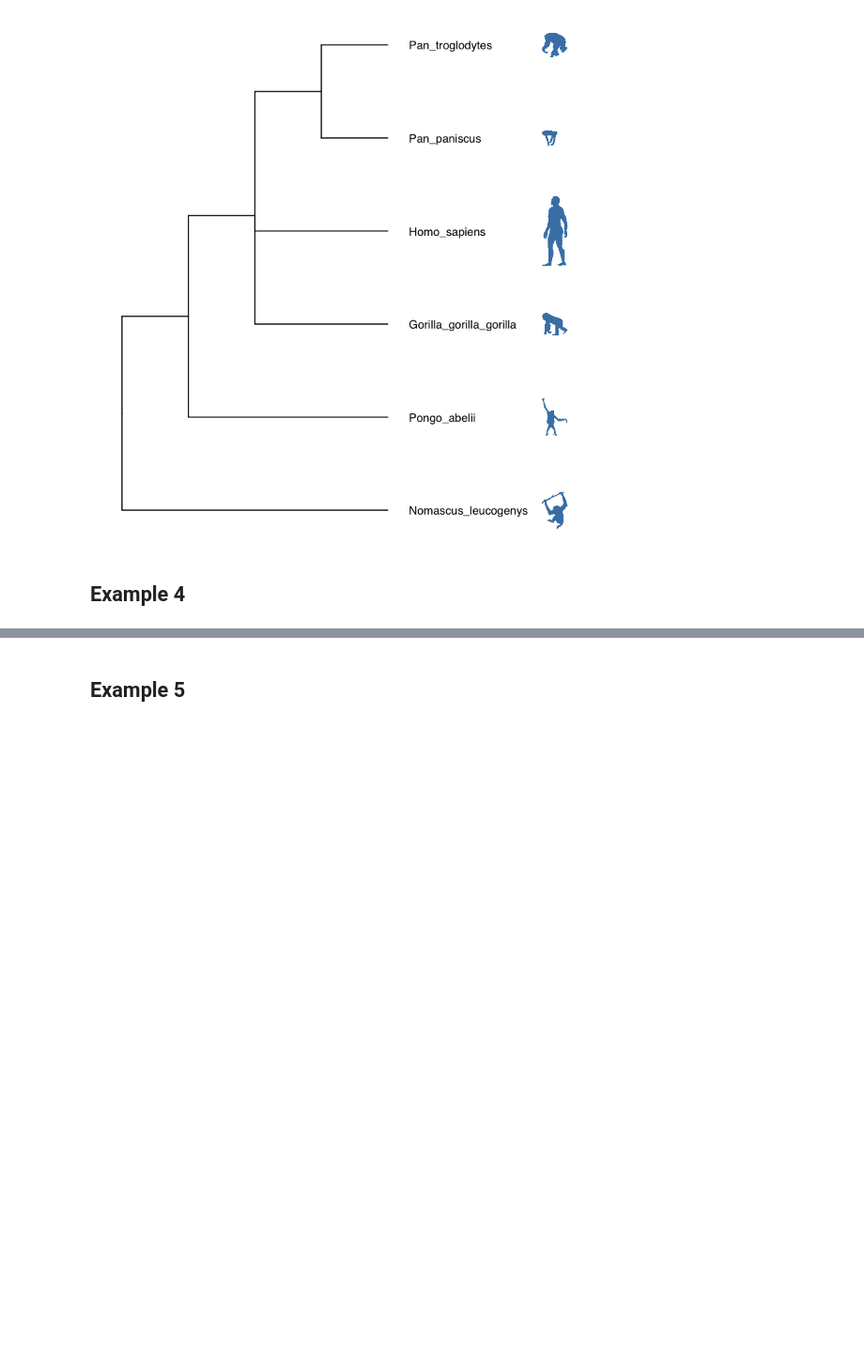
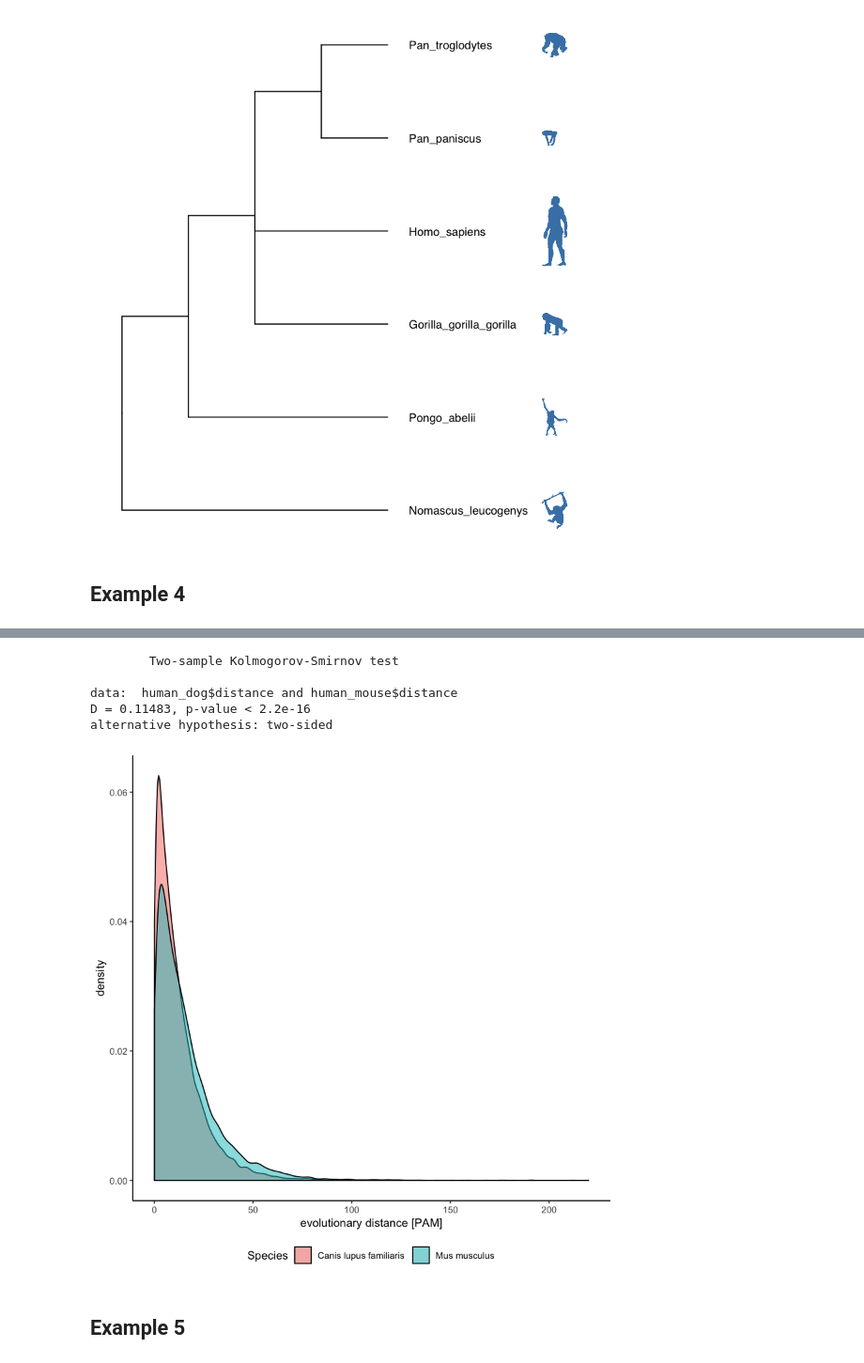
Before and after one commit to DessimozLab/OmaDB, a Jupyter notebook: manuscript_examples.ipynb, the cells around one changed output, grey strips where cells are left out. Shown at 94% size. Cells and saved outputs as stored; diff of their text form; code cells hidden in the pictures; blank space fills up the shorter version.

```diff
--- a/manuscript_examples.ipynb
+++ b/manuscript_examples.ipynb
@@ -136,9 +167,9 @@ mouse = getGenome(id='Mus musculus')$taxon_id
 human = getGenome(id='Homo sapiens')$taxon_id
 dog = getGenome(id='Canis lupus familiaris')$taxon_id
 
-human_mouse = getGenomePairs(genome_id1 =human, genome_id2 = mouse, per_page = "all", rel_type="1:1")
+human_mouse = getGenomePairs(genome_id1 =human, genome_id2 = mouse, rel_type="1:1")
 
-human_dog = getGenomePairs(genome_id1 =human, genome_id2 = dog, per_page = "all", rel_type="1:1")
+human_dog = getGenomePairs(genome_id1 =human, genome_id2 = dog, rel_type="1:1")
 
 human_mouse$Species  = 'Mus musculus'
 human_dog$Species = 'Canis lupus familiaris'
@@ -147,10 +178,10 @@ all_pairs = rbind(human_mouse,human_dog)
 all_pairs$Species = as.factor(all_pairs$Species)
 library(ggplot2)
 
-g <- ggplot(all_pairs, aes(x = 'evolutionary distance [PAM]', fill = Species)) + geom_density(alpha = 0.5) + theme(legend.position="bottom",panel.grid.major = element_blank(), panel.grid.minor = element_blank(),
-panel.background = element_blank(), axis.line = element_line(colour = "black"))
-dev.off()
-
+g <- ggplot(all_pairs, aes(x = distance, fill = Species)) + geom_density(alpha = 0.5) + theme(legend.position="bottom",panel.grid.major = element_blank(), panel.grid.minor = element_blank(),
+panel.background = element_blank(), axis.line = element_line(colour = "black")) + xlab('evolutionary distance [PAM]')
 print(g)
 
+
 ks.test(human_dog$distance,human_mouse$distance)
+# %% [output]
@@ -157,3 +190,9 @@ ks.test(human_dog$distance,human_mouse$distance)
+        Two-sample Kolmogorov-Smirnov test
+
+data:  human_dog$distance and human_mouse$distance
+D = 0.11483, p-value < 2.2e-16
+alternative hypothesis: two-sided
+[figure, added]
 # %% [markdown]
 ## Example 5
 # %%
```
Also changed, not shown: parts of 13 cells of this notebook.
